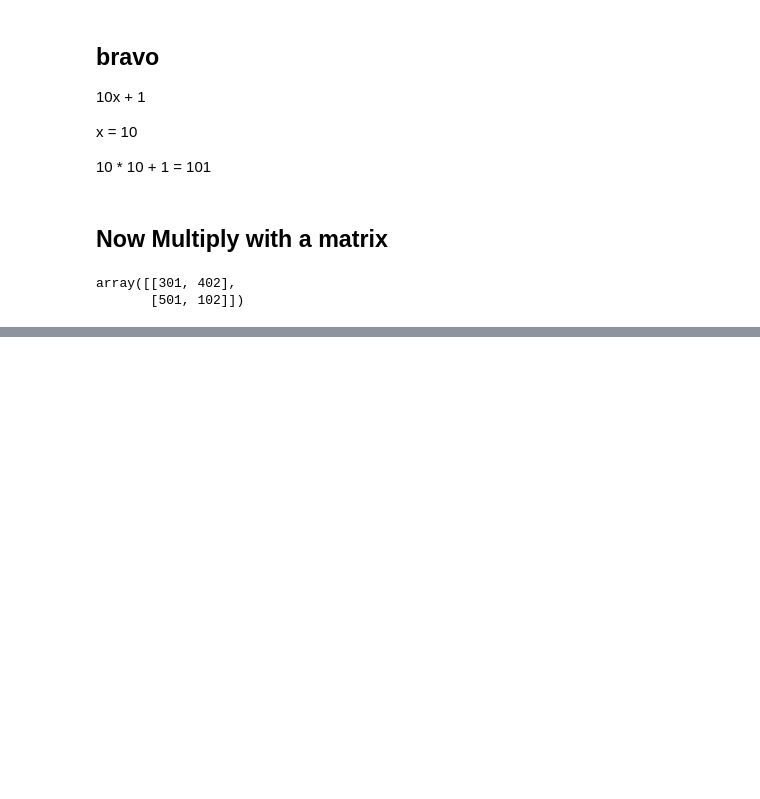
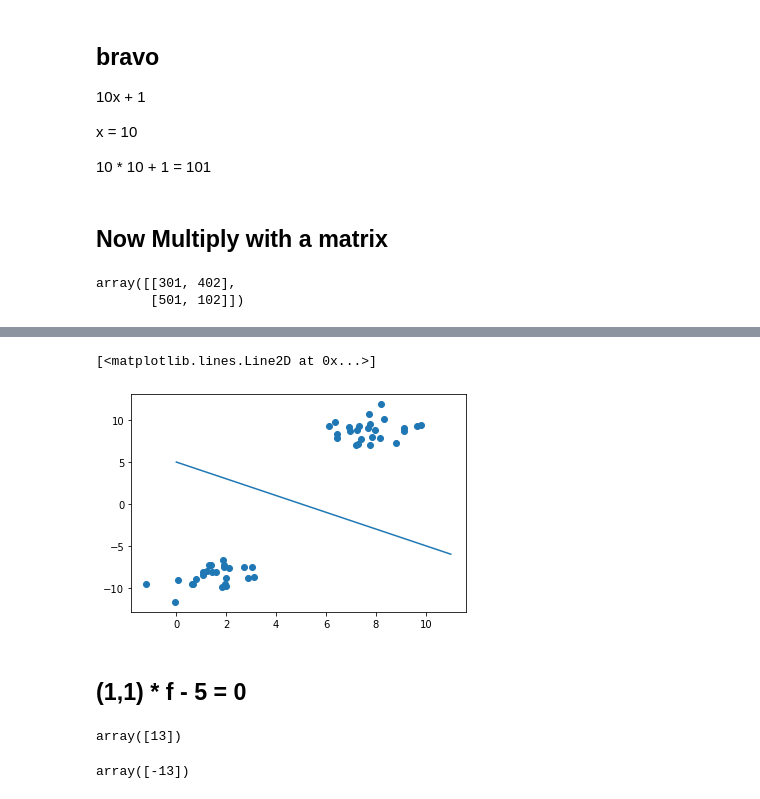
Before and after one commit to theflamio/TensorFlowForDeepLearningWithPython, a Jupyter notebook: notebooks/01-Neural-Network-Basic/Neural_Network.ipynb, the cells around one changed output, grey strips where cells are left out. Saved outputs shown, nothing was run; the diff lists cells and outputs as text; code cells hidden in the pictures; blank space fills up the shorter version.

```diff
--- a/notebooks/01-Neural-Network-Basic/Neural_Network.ipynb
+++ b/notebooks/01-Neural-Network-Basic/Neural_Network.ipynb
@@ -223,0 +298,16 @@ array([[301, 402],
+# %%
+plt.scatter(features[:,0],features[:,1])
+plt.plot(x,y)
+# %% [output]
+[<matplotlib.lines.Line2D at 0x...>]
+[figure, added]
+# %% [markdown]
+## (1,1) * f - 5 = 0
+# %%
+np.array([1,1]).dot(np.array([[8],[10]])) - 5
+# %% [output]
+array([13])
+# %%
+np.array([1,1]).dot(np.array([[2],[-10]])) - 5
+# %% [output]
+array([-13])
```
Also changed, not shown: parts of 27 cells of this notebook, 3 other files.
